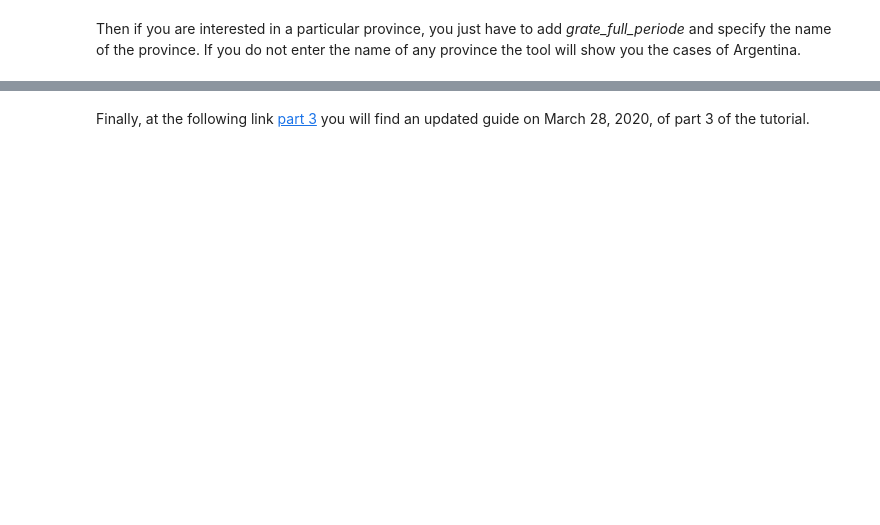
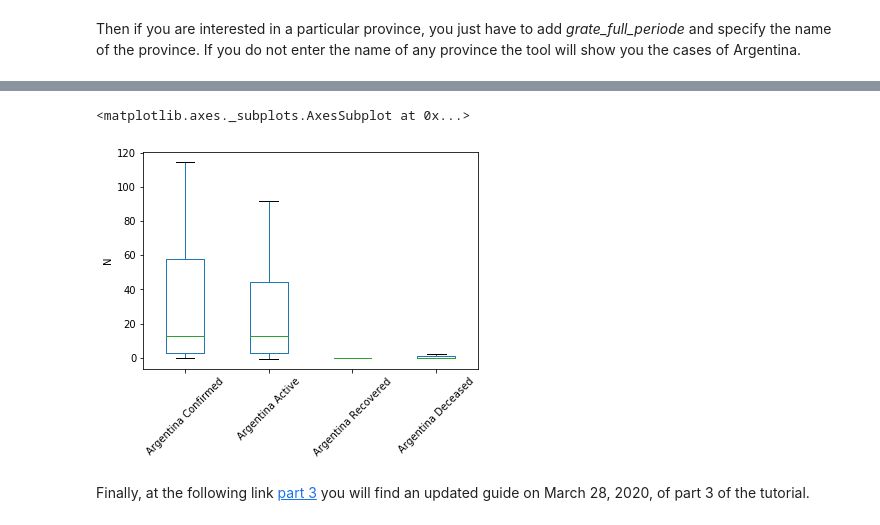
Before and after one commit to oscarvogel/libs, a Jupyter notebook: docs/source/tutorial/parte3.ipynb, the cells around one changed output, grey strips where cells are left out. Saved outputs shown, nothing was run; the diff lists cells and outputs as text; code cells hidden in the pictures; blank space fills up the shorter version.

```diff
--- a/docs/source/tutorial/parte3.ipynb
+++ b/docs/source/tutorial/parte3.ipynb
@@ -35,2 +52,7 @@ ax = cases.plot.grate_full_period('Bs As', confirmed=True, active=True, recovere
+# %%
+cases.plot.boxplot(showfliers=False)
+# %% [output]
+<matplotlib.axes._subplots.AxesSubplot at 0x...>
+[figure, added]
 # %% [markdown]
 Finally, at the following link [part 3](https://www.youtube.com/watch?v=VBRtnJFF6UQ&feature=youtu.be&ab_channel=JuanBC) you will find an updated guide on March 28, 2020, of part 3 of the tutorial.
```
Also changed, not shown: parts of 6 cells of this notebook, 4 other files.
